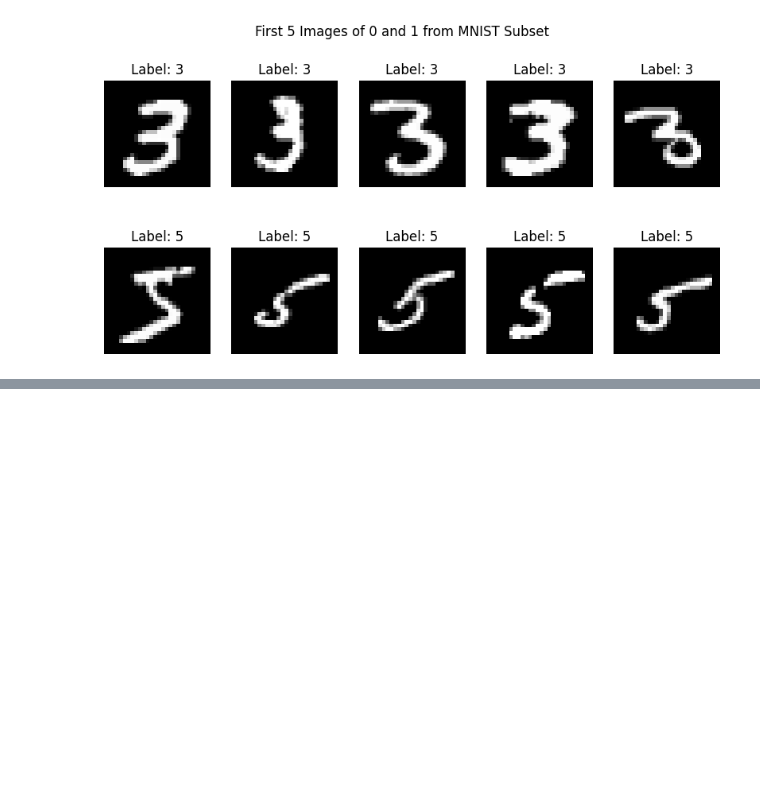
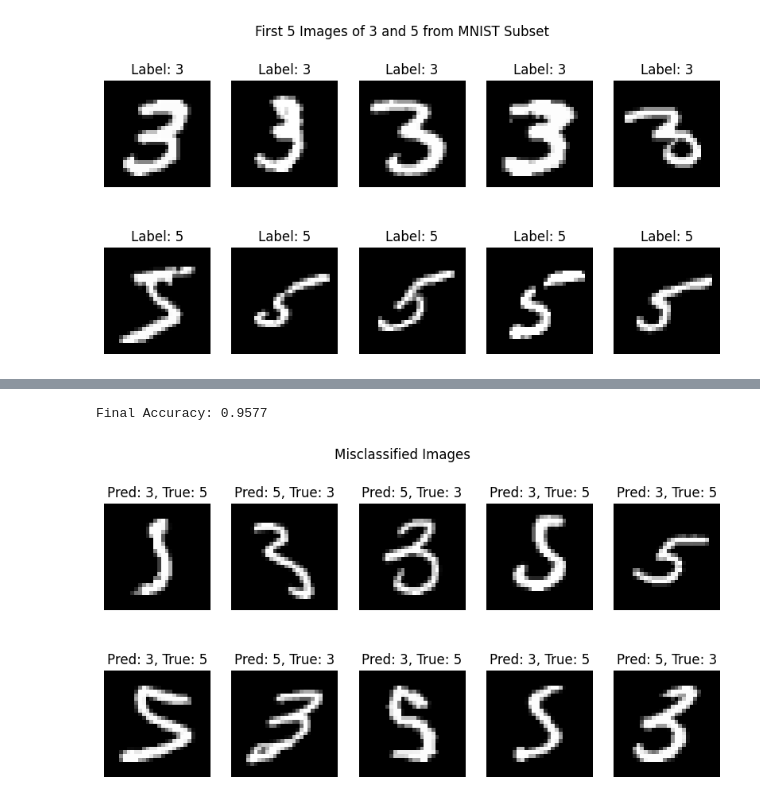
Before and after one commit to Abhi1997/AI_and_ML, a Jupyter notebook: Week - 3 - Getting Started with Deep Learning and Neural Network/Starter_code_workshop_03_MCP_and_0_vs_1_Classification.ipynb, the cells around one changed output, grey strips where cells are left out. Cells and saved outputs as stored; diff of their text form; code cells hidden in the pictures; blank space fills up the shorter version.

```diff
--- a/Week - 3 - Getting Started with Deep Learning and Neural Network/Starter_code_workshop_03_MCP_and_0_vs_1_Classification.ipynb
+++ b/Week - 3 - Getting Started with Deep Learning and Neural Network/Starter_code_workshop_03_MCP_and_0_vs_1_Classification.ipynb
@@ -278,8 +278,8 @@ df_3_5 = pd.read_csv("/content/drive/MyDrive/AI_and_ML/Week - 3 - Getting Starte
 
 # Extract features and labels
 X = df_3_5.drop(columns=["label"]).values  # 784 pixels
-y = df_3_5["label"].values  # Labels (0 or 1)
-
+y = df_3_5["label"].values  # Labels (3 or 5)
+y = (y == 5).astype(int)
 # Check the shape of the features and labels
 print("Feature matrix shape:", X.shape)
 print("Label vector shape:", y.shape)
@@ -289,7 +293,7 @@ Label vector shape: (2741,)
 # %%
 # Separate images for label 0 and label 1
-images_3 = X[y == 3]  # Get all images with label 0
-images_5 = X[y == 5]  # Get all images with label 1
+images_3 = X[y == 0]  # Get all images with label 3
+images_5 = X[y == 1]  # Get all images with label 5
 
 fig, axes = plt.subplots(2, 5, figsize=(10, 5))
 
@@ -306,7 +310,7 @@ else:
         axes[1, i].imshow(images_5[i].reshape(28, 28), cmap="gray")
         axes[1, i].set_title("Label: 5")
         axes[1, i].axis("off")
-    plt.suptitle("First 5 Images of 0 and 1 from MNIST Subset")
+    plt.suptitle("First 5 Images of 3 and 5 from MNIST Subset")
     plt.show()
 # %% [output]
 [figure]
@@ -337,0 +384,6 @@ def decision_function(X, weights, bias):
+# %%
+# After training the model with the perceptron_learning_algorithm
+weights, bias, accuracy = train_perceptron(X, y, weights, bias)
+
+# Evaluate the model using the new function
+print("The Final Accuracy is: ", accuracy)
@@ -337,0 +402,24 @@ def decision_function(X, weights, bias):
+# %%
+# Get predictions for all data points
+predictions = np.dot(X, weights) + bias
+y_pred = np.where(predictions >= 0, 1, 0)
+
+# Calculate final accuracy
+final_accuracy = np.mean(y_pred == y)
+print(f"Final Accuracy: {final_accuracy:.4f}")
+
+# Step 5: Visualize Misclassified Images
+misclassified_idx = np.where(y_pred != y)[0]
+if len(misclassified_idx) > 0:
+    fig, axes = plt.subplots(2, 5, figsize=(10, 5))
+    for ax, idx in zip(axes.flat, misclassified_idx[:10]):  # Show 10 misclassified images
+        ax.imshow(X[idx].reshape(28, 28), cmap="gray")
+        ax.set_title(f"Pred: {5 if y_pred[idx]==1 else 3}, True: {5 if y[idx]==1 else 3}")
+        ax.axis("off")
+    plt.suptitle("Misclassified Images")
+    plt.show()
+else:
+    print("All images were correctly classified!")
+# %% [output]
+Final Accuracy: 0.9577
+[figure, added]
```
Also changed, not shown: parts of 4 cells of this notebook.
